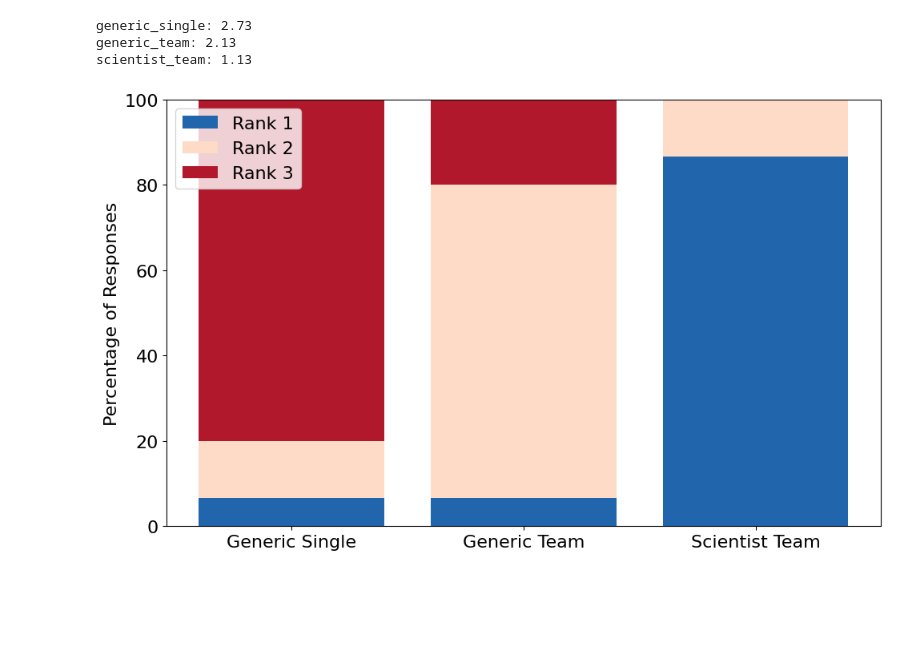
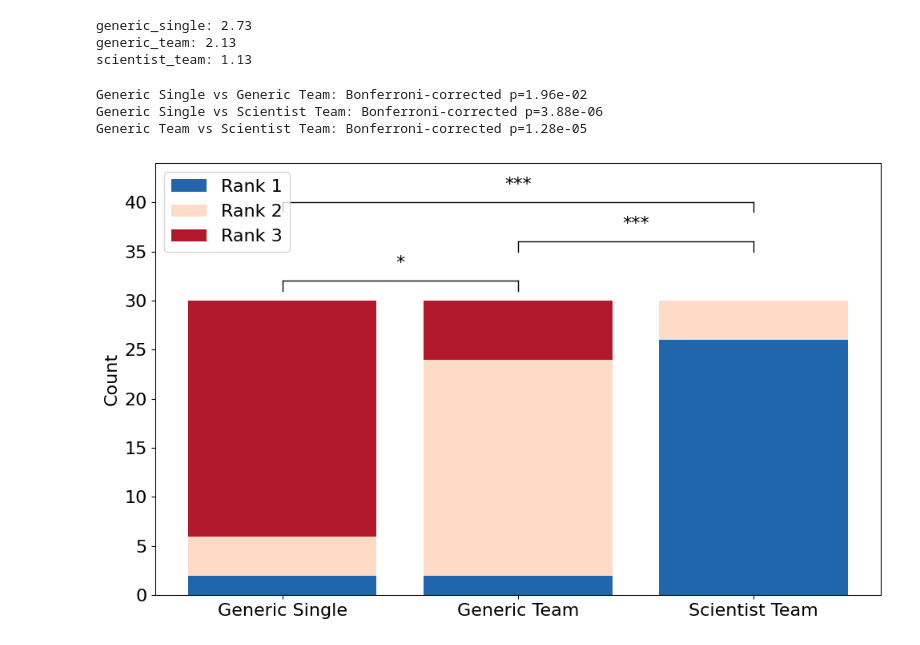
Before and after one commit to yehonathank/virtual-lab, a Jupyter notebook: nanobody_design/human_eval.ipynb, the cells around one changed output. Drawn from its saved outputs; the diff is of its cells as text; code cells hidden in the pictures; blank space fills up the shorter version.

Commit message:
Adding stats for human eval

```diff
--- a/nanobody_design/human_eval.ipynb
+++ b/nanobody_design/human_eval.ipynb
@@ -1523,43 +1517,83 @@ for discussion_type, rank_values in discussion_type_to_ranks.items():
 generic_single: 2.73
 generic_team: 2.13
 scientist_team: 1.13
+# %%
+# Number of comparisons
+num_comparisons = 3
+
+# Run Wilcoxon tests
+stat_generic_single_vs_generic_team, p_generic_single_vs_generic_team = wilcoxon(discussion_type_to_ranks["generic_single"], discussion_type_to_ranks["generic_team"])
+stat_generic_single_vs_scientist_team, p_generic_single_vs_scientist_team = wilcoxon(discussion_type_to_ranks["generic_single"], discussion_type_to_ranks["scientist_team"])
+stat_generic_team_vs_scientist_team, p_generic_team_vs_scientist_team = wilcoxon(discussion_type_to_ranks["generic_team"], discussion_type_to_ranks["scientist_team"])
+
+# Apply Bonferroni correction
+p_generic_single_vs_generic_team_adj = min(p_generic_single_vs_generic_team * num_comparisons, 1.0)
+p_generic_single_vs_scientist_team_adj = min(p_generic_single_vs_scientist_team * num_comparisons, 1.0)
+p_generic_team_vs_scientist_team_adj = min(p_generic_team_vs_scientist_team * num_comparisons, 1.0)
+
+# Report results
+print(f"Generic Single vs Generic Team: Bonferroni-corrected p={p_generic_single_vs_generic_team_adj:.2e}")
+print(f"Generic Single vs Scientist Team: Bonferroni-corrected p={p_generic_single_vs_scientist_team_adj:.2e}")
+print(f"Generic Team vs Scientist Team: Bonferroni-corrected p={p_generic_team_vs_scientist_team_adj:.2e}")
+# %% [output]
+Generic Single vs Generic Team: Bonferroni-corrected p=1.96e-02
+Generic Single vs Scientist Team: Bonferroni-corrected p=3.88e-06
+Generic Team vs Scientist Team: Bonferroni-corrected p=1.28e-05
 # %%
 # Calculate counts for each rank (1, 2, 3) for each discussion type
 rank_counts = {dtype: {1: 0, 2: 0, 3: 0} for dtype in discussion_type_to_ranks.keys()}
 for dtype, ranks in discussion_type_to_ranks.items():
     for rank in ranks:
         rank_counts[dtype][rank] += 1
-
-# Convert to percentages
-for dtype in rank_counts:
-    for rank in rank_counts[dtype]:
-        rank_counts[dtype][rank] = (rank_counts[dtype][rank] / len(ranks)) * 100
 
 # Create the stacked bar plot
 fig, ax = plt.subplots(figsize=(10, 6))
 
 discussion_types = list(rank_counts.keys())
 bottoms = np.zeros(len(discussion_types))
 
 # Define colors and labels for the ranks
 colors = ['#2166AC', '#FDDBC7', '#B2182B']  # Blue, Light Pink, Dark Red
 labels = ['Rank 1', 'Rank 2', 'Rank 3']
 
 for rank in [1, 2, 3]:
     values = [rank_counts[dtype][rank] for dtype in discussion_types]
     formatted_discussion_types = [dtype.replace("_", " ").title() for dtype in discussion_types]
     plt.bar(formatted_discussion_types, values, bottom=bottoms, label=f'Rank {rank}', color=colors[rank-1])
     bottoms += values
 
 fontsize = 16
-plt.ylabel('Percentage of Responses', fontsize=fontsize)
+plt.ylabel('Count', fontsize=fontsize)
 plt.xticks(fontsize=fontsize)
 plt.yticks(fontsize=fontsize)
 plt.legend(loc='upper left', fontsize=fontsize)
-plt.ylim(0, 100)
+plt.ylim(0, 44)
+
+# Add statistical significance annotations
+def annotate_significance(ax, p_value, x1, x2, y):
+    if p_value < 0.001:
+        significance = '***'
+    elif p_value < 0.01:
+        significance = '**'
+    elif p_value < 0.05:
+        significance = '*'
+    else:
+        significance = 'ns'  # Not significant
+
+    # Add horizontal line
+    ax.plot([x1, x2], [y-2, y-2], color='black', linewidth=1)
+    # Add vertical lines
+    ax.plot([x1, x1], [y-3, y-2], color='black', linewidth=1)
+    ax.plot([x2, x2], [y-3, y-2], color='black', linewidth=1)
+    # Add significance marker
+    ax.text((x1 + x2) / 2, y-1, significance, ha='center', va='bottom', fontsize=fontsize)
+
+annotate_significance(ax, p_generic_single_vs_generic_team_adj, 0, 1, 34)
+annotate_significance(ax, p_generic_single_vs_scientist_team_adj, 0, 2, 42)
+annotate_significance(ax, p_generic_team_vs_scientist_team_adj, 1, 2, 38)
 
 # Make x-axis labels more readable
 plt.tight_layout()
 plt.savefig(blinded_dir / "rankings.pdf")
 # %% [output]
-[figure, old version]
+[figure, new version]
```
Also changed, not shown: parts of 3 cells of this notebook, 1 other file.
